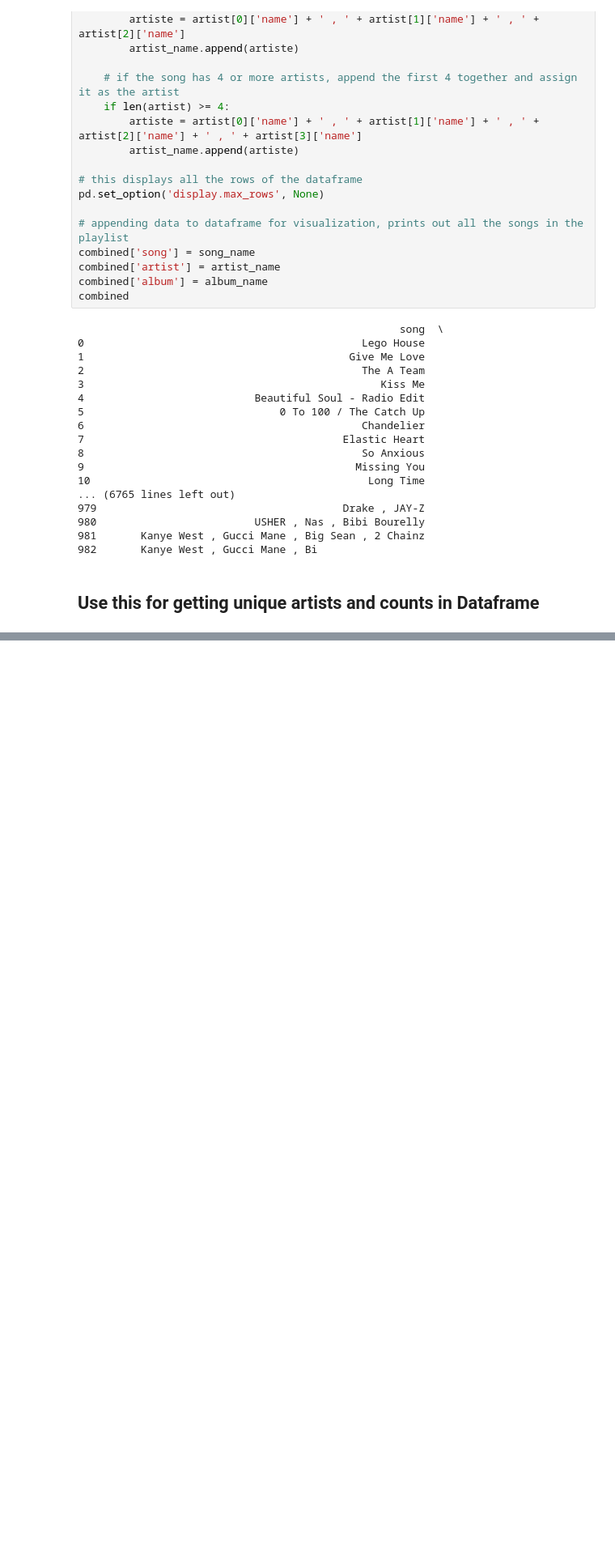
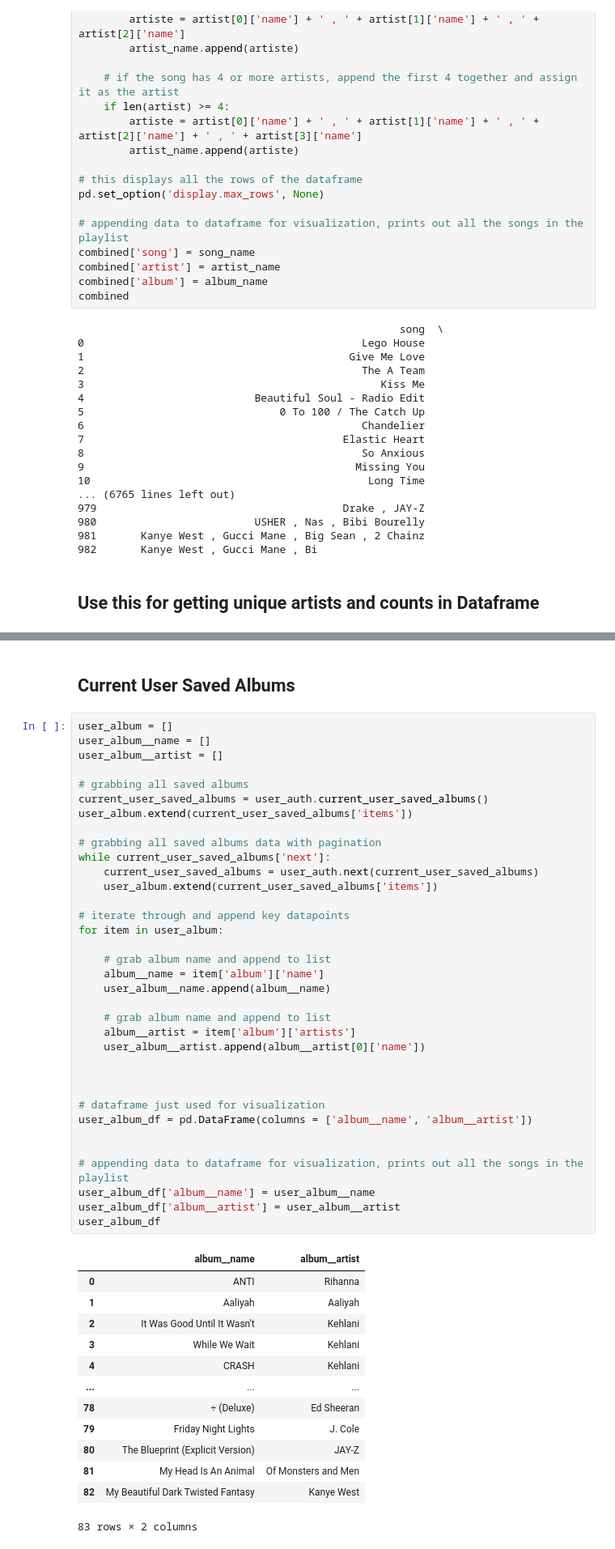
Before and after one commit to aachedd/spotify_youtube_dwnld, a Jupyter notebook: spotify.ipynb, the cells around one changed output, grey strips where cells are left out. Shown at 81% size. Saved outputs shown, nothing was run; the diff lists cells and outputs as text; blank space fills up the shorter version.

```diff
--- a/spotify.ipynb
+++ b/spotify.ipynb
@@ -216,0 +371,51 @@ just_artistz_grouped.to_csv('just_artistz_grouped.csv', index=False)
+# %% [markdown]
+## Current User Saved Albums
+# %%
+user_album = []
+user_album__name = []
+user_album__artist = []
+
+# grabbing all saved albums
+current_user_saved_albums = user_auth.current_user_saved_albums()
+user_album.extend(current_user_saved_albums['items'])
+
+# grabbing all saved albums data with pagination
+while current_user_saved_albums['next']:
+    current_user_saved_albums = user_auth.next(current_user_saved_albums)
+    user_album.extend(current_user_saved_albums['items'])
+
+# iterate through and append key datapoints
+for item in user_album:
+
+    # grab album name and append to list
+    album__name = item['album']['name']
+    user_album__name.append(album__name)
+
+    # grab album name and append to list
+    album__artist = item['album']['artists']
+    user_album__artist.append(album__artist[0]['name'])
+
+
+
+# dataframe just used for visualization
+user_album_df = pd.DataFrame(columns = ['album__name', 'album__artist'])
+
+
+# appending data to dataframe for visualization, prints out all the songs in the playlist
+user_album_df['album__name'] = user_album__name
+user_album_df['album__artist'] = user_album__artist
+user_album_df
+# %% [output]
+|  | album__name | album__artist |
+| 0 | ANTI | Rihanna |
+| 1 | Aaliyah | Aaliyah |
+| 2 | It Was Good Until It Wasn't | Kehlani |
+| 3 | While We Wait | Kehlani |
+| 4 | CRASH | Kehlani |
+| ... | ... | ... |
+| 78 | ÷ (Deluxe) | Ed Sheeran |
+| 79 | Friday Night Lights | J. Cole |
+| 80 | The Blueprint (Explicit Version) | JAY-Z |
+| 81 | My Head Is An Animal | Of Monsters and Men |
+| 82 | My Beautiful Dark Twisted Fantasy | Kanye West |
+83 rows × 2 columns
```
Also changed, not shown: parts of 24 cells of this notebook.
